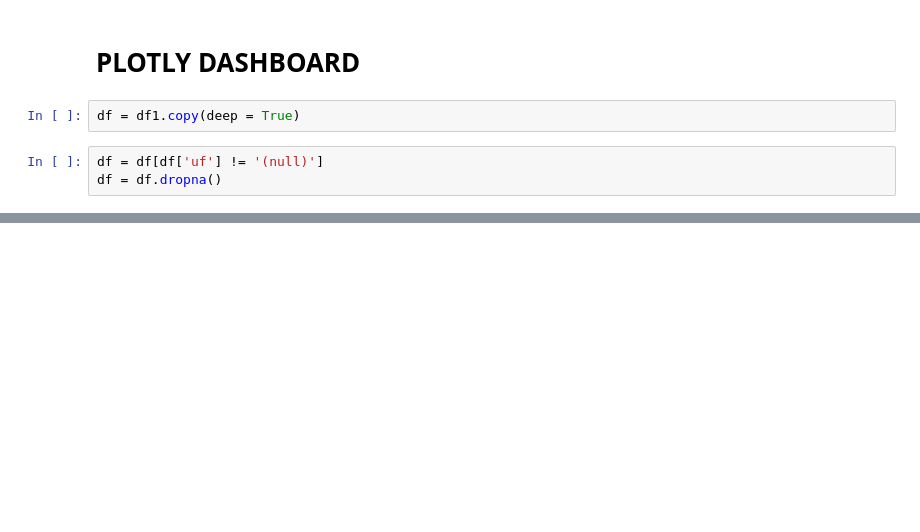
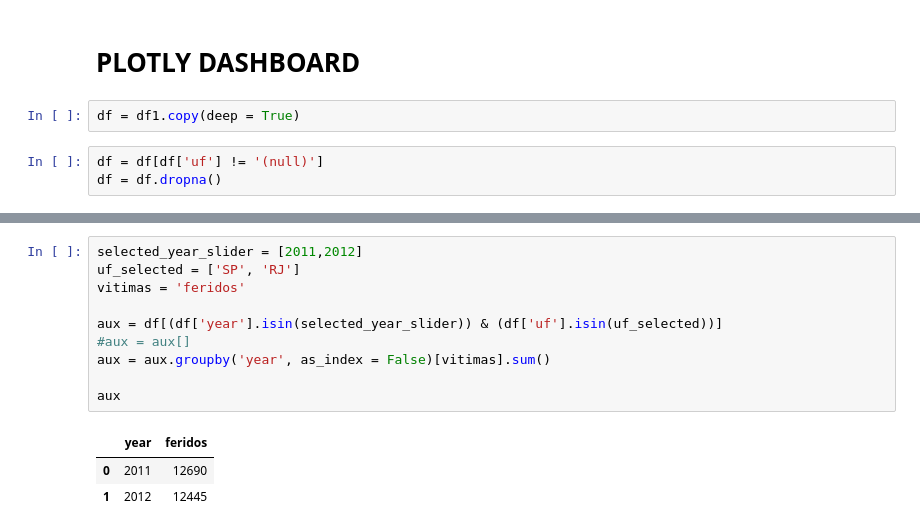
Before and after one commit to daianeklein/data-viz, a Jupyter notebook: cars-accidents/car-accidents.ipynb, the cells around one changed output, grey strips where cells are left out. Drawn from its saved outputs; the diff is of its cells as text; blank space fills up the shorter version.

```diff
--- a/cars-accidents/car-accidents.ipynb
+++ b/cars-accidents/car-accidents.ipynb
@@ -196,0 +268,14 @@ if __name__ == '__main__':
+# %%
+selected_year_slider = [2011,2012]
+uf_selected = ['SP', 'RJ']
+vitimas = 'feridos'
+
+aux = df[(df['year'].isin(selected_year_slider)) & (df['uf'].isin(uf_selected))]
+#aux = aux[]
+aux = aux.groupby('year', as_index = False)[vitimas].sum()
+
+aux
+# %% [output]
+|  | year | feridos |
+| 0 | 2011 | 12690 |
+| 1 | 2012 | 12445 |
```
Also changed, not shown: parts of 3 cells of this notebook.
